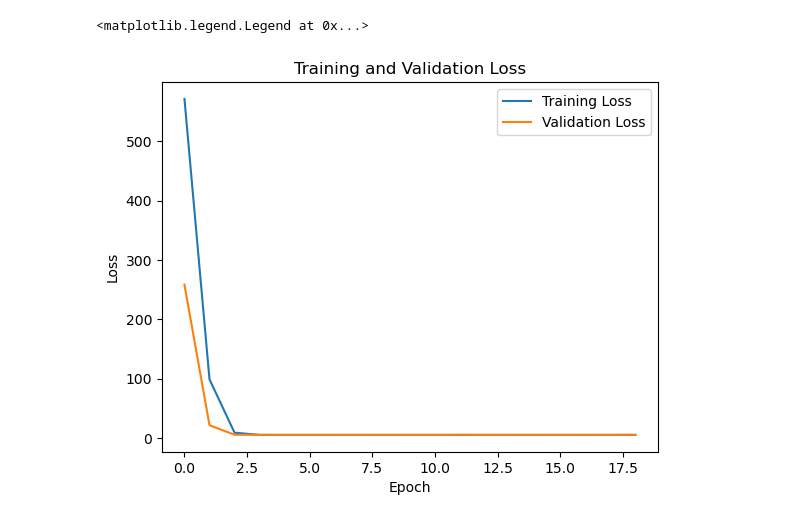
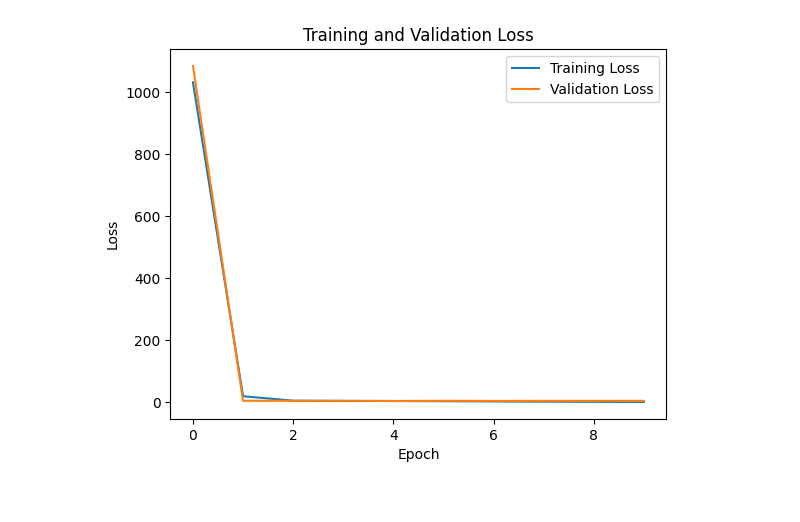
Before and after one commit to ipavlopoulos/greek-proverb-atlas, a Jupyter notebook: bert-gr-r.ipynb, the cells around one changed output. Saved outputs shown, nothing was run; the diff lists cells and outputs as text; code cells hidden in the pictures.

```diff
--- a/bert-gr-r.ipynb
+++ b/bert-gr-r.ipynb
@@ -6,9 +6,11 @@ import matplotlib.pyplot as plt
 from sklearn.model_selection import train_test_split
 from sklearn.metrics import *
 
+i = 2
+seed = 2023+i
 balanced_corpus = pd.read_csv("https://raw.githubusercontent.com/ipavlopoulos/paremia/main/data/balanced_corpus.csv", index_col=0)
-train, test = train_test_split(balanced_corpus, test_size=0.05, random_state=2023)
-train, dev = train_test_split(train, test_size=test.shape[0], random_state=2023)
+train, test = train_test_split(balanced_corpus, test_size=0.05, random_state=seed)
+train, dev = train_test_split(train, test_size=test.shape[0], random_state=seed)
 # %%
 !pip install transformers
 from transformers import BertModel, BertTokenizer
@@ -160,13 +177,10 @@ model, train_losses, val_losses = finetune(model,
 # %%
 plt.plot(train_losses, label='Training Loss')
 plt.plot(val_losses, label='Validation Loss')
 plt.title('Training and Validation Loss')
-plt.xlabel('Epoch')
-plt.ylabel('Loss')
-plt.legend()
+plt.xlabel('Epoch'); plt.ylabel('Loss'); plt.legend();
 # %% [output]
-<matplotlib.legend.Legend at 0x...>
-[figure, old version]
+[figure, new version]
 # %%
 test_dataloader = torch.utils.data.DataLoader(Dataset(test, max_length=max_length), batch_size=32, drop_last=False)
 p,l,_ = validate(model.to("cpu"), test_dataloader, "cpu", criterion)
```
Also changed, not shown: parts of 10 cells of this notebook.
